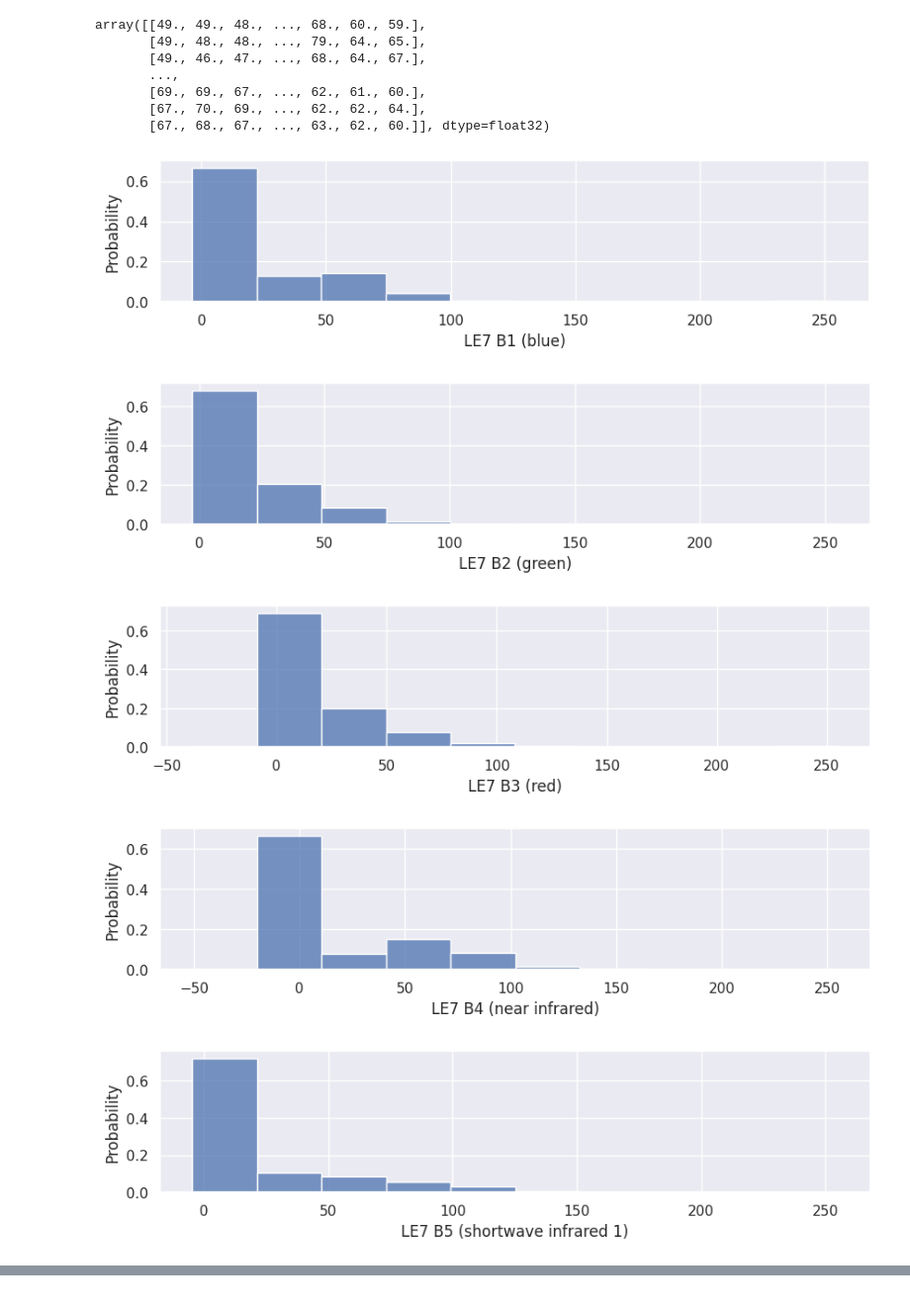
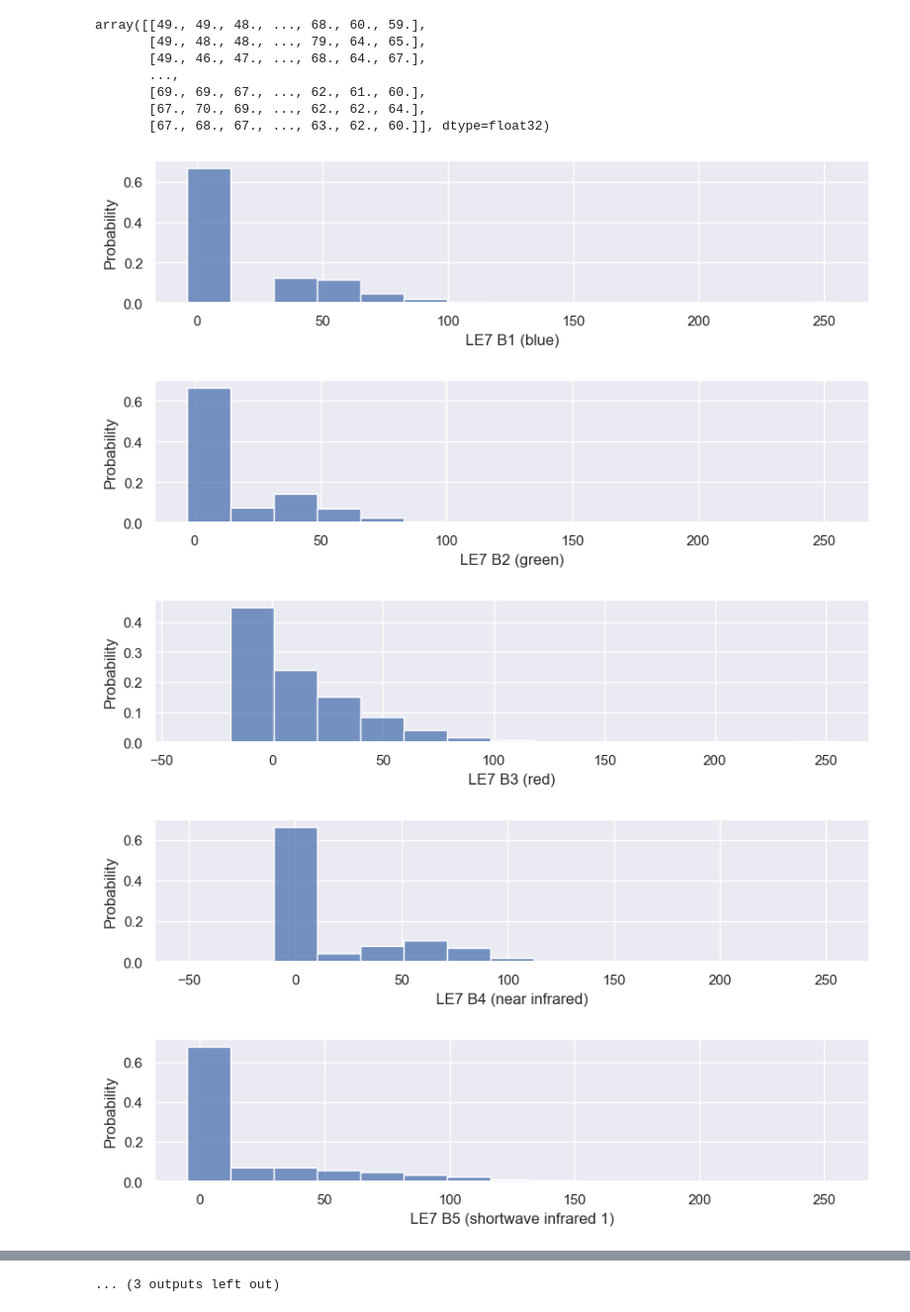
Before and after one commit to jonasbarth/fds-2022-final-project, a Jupyter notebook: preprocessing.ipynb, the cells around one changed output, grey strips where cells are left out. Shown at 99% size. Saved outputs shown, nothing was run; the diff lists cells and outputs as text; code cells hidden in the pictures.

Commit message:
Histogram of distributions and summaries

```diff
--- a/preprocessing.ipynb
+++ b/preprocessing.ipynb
@@ -330,27 +330,27 @@ array([[49., 49., 48., ..., 68., 60., 59.],
 # %%
 descr = pd.DataFrame()
 
 feature_names = ['LE7 B1 (blue)', 'LE7 B2 (green)', 'LE7 B3 (red)', 'LE7 B4 (near infrared)', 'LE7 B5 (shortwave infrared 1)', 'LE7 B6_VCID_1 (low-gain thermal infrared)', 'LE7 B6_VCID_2 (high-gain thermal infrared)', 'LE7 B7 (shortwave infrared 2)', 'LE7 B8 (panchromatic)', 'LE7 BQA (quality bitmask)', 'NDVI (vegetation index)', 'NDSI (snow index)', 'NDWI (water index)', 'SRTM 90 elevation', 'SRTM 90 slope']
 for i,name in enumerate(feature_names):
     d_i = dev_data.features.apply(lambda m: m[:,:,i].flat).agg(np.concatenate)
     d_i = d_i[np.logical_not(np.isnan(d_i))]
     p01 = np.percentile(d_i, 1e-4)
     p99 = np.percentile(d_i, 1 - 1e-4)
     # print(p01, p99)
     # d_i = d_i[(d_i>=-10) & (d_i<=10)]
 
     descr = pd.concat([
         descr,
         pd.Series(d_i, name=name).agg([min, 'median', 'mean', max])
     ], axis=1)
 
-    sns.histplot(x=d_i, stat='probability', bins=10)
+    sns.histplot(x=d_i, stat='probability', bins=15)
     del d_i
     plt.xlabel(name)
     plt.show()
 # %% [output]
-[figure, old version]
+[figure, new version]
-[figure, old version]
+[figure, new version]
-[figure, old version]
+[figure, new version]
-[figure, old version]
+[figure, new version]
-[figure, old version]
+[figure, new version]
@@ -357,0 +364 @@ for i,name in enumerate(feature_names):
+... (3 outputs left out)
```
Also changed, not shown: parts of 6 cells of this notebook.
